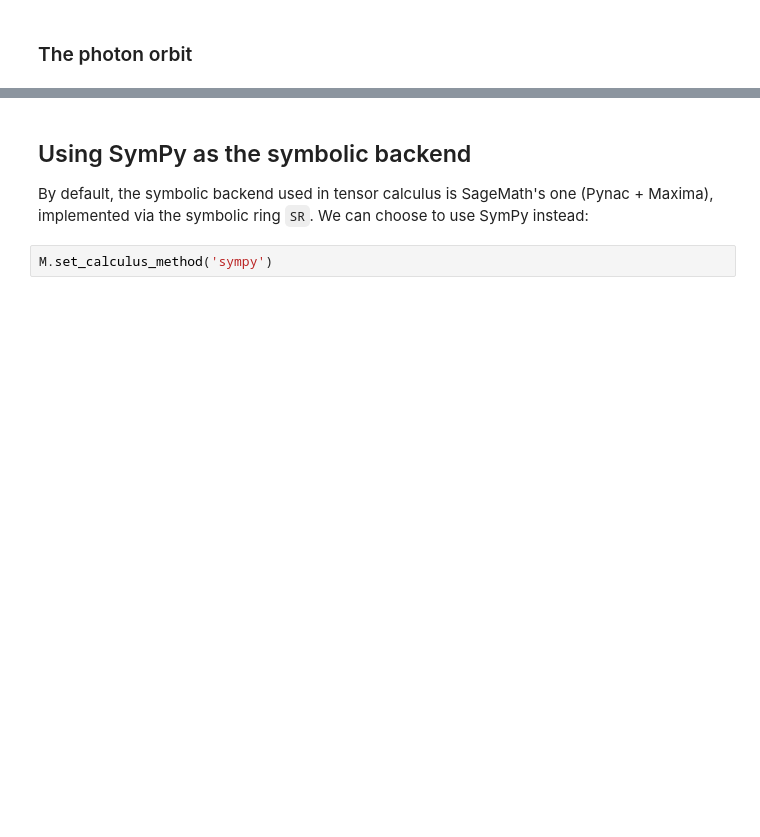
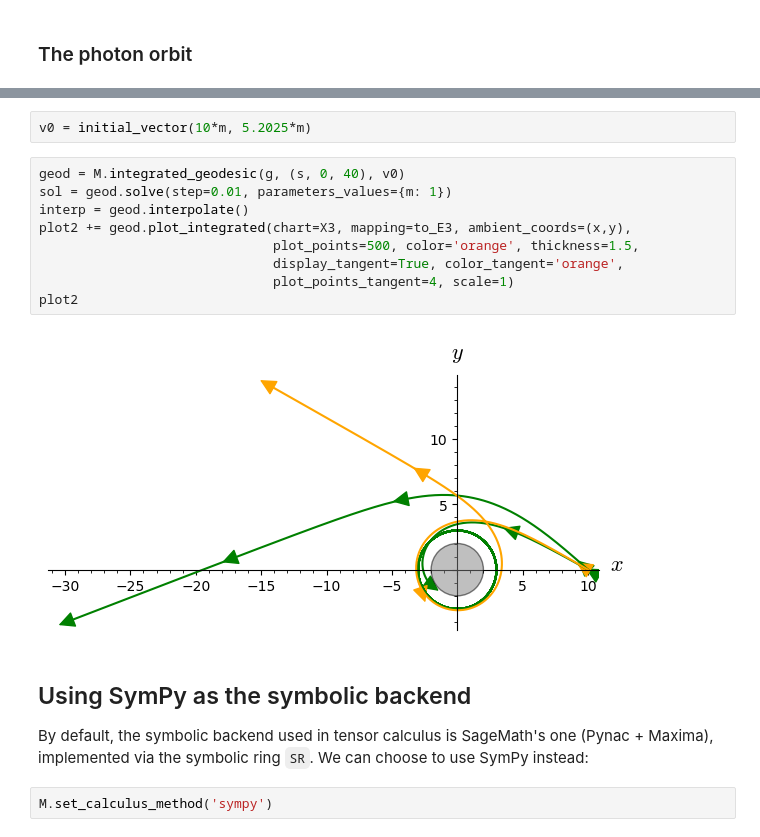
Before and after one commit to egourgoulhon/SageMathTour, a Jupyter notebook: Notebooks/demo_pseudo_Riemannian_Schwarzschild.ipynb, the cells around one changed output, grey strips where cells are left out. Cells and saved outputs as stored; diff of their text form; blank space fills up the shorter version.

```diff
--- a/Notebooks/demo_pseudo_Riemannian_Schwarzschild.ipynb
+++ b/Notebooks/demo_pseudo_Riemannian_Schwarzschild.ipynb
@@ -773,3 +829,16 @@ plot2
+# %%
+v0 = initial_vector(10*m, 5.2025*m)
+# %%
+geod = M.integrated_geodesic(g, (s, 0, 40), v0)
+sol = geod.solve(step=0.01, parameters_values={m: 1})
+interp = geod.interpolate()
+plot2 += geod.plot_integrated(chart=X3, mapping=to_E3, ambient_coords=(x,y),
+                              plot_points=500, color='orange', thickness=1.5,
+                              display_tangent=True, color_tangent='orange',
+                              plot_points_tangent=4, scale=1)
+plot2
+# %% [output]
+[figure, added]
 # %% [markdown]
 ## Using SymPy as the symbolic backend
 
```
Also changed, not shown: parts of 20 cells of this notebook.
